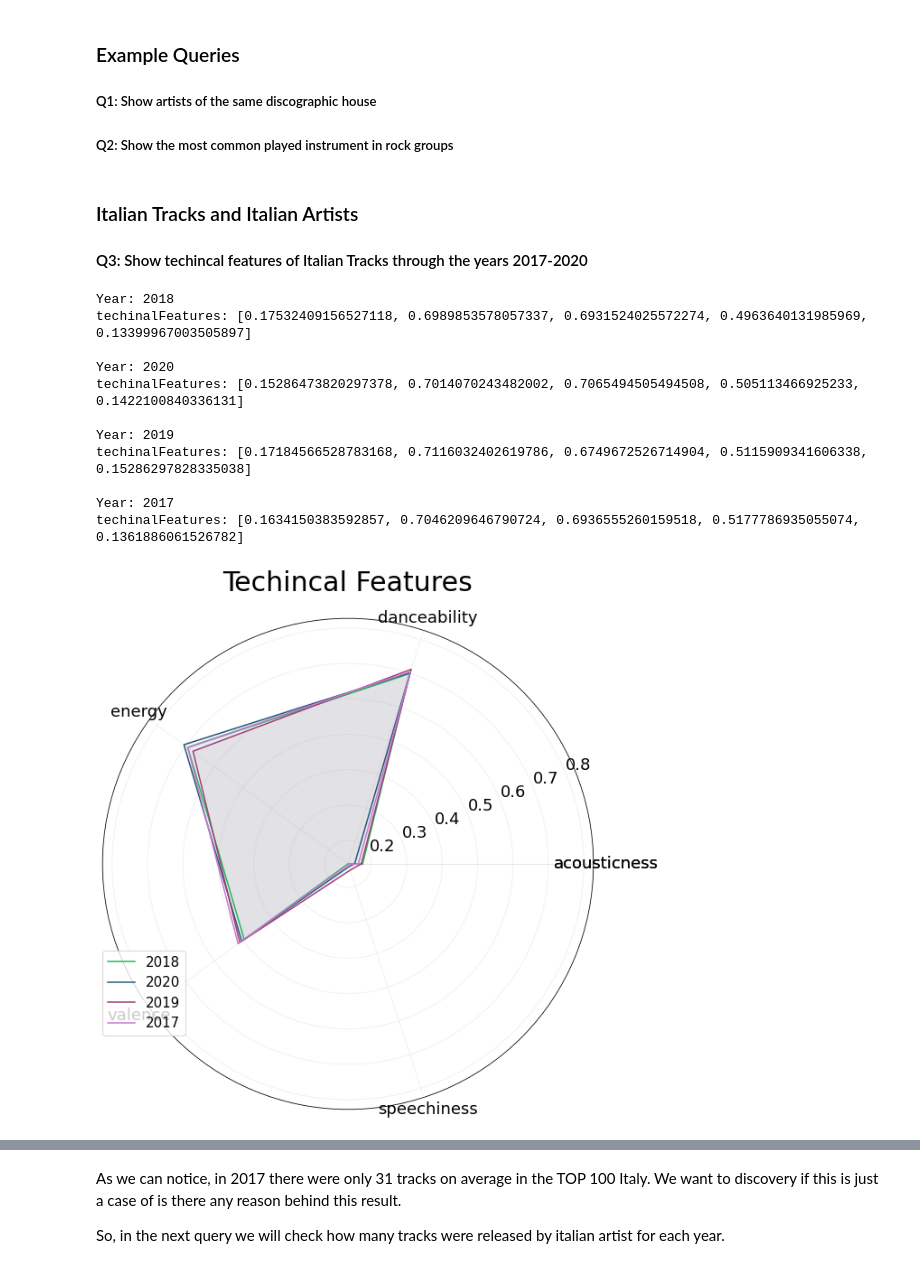
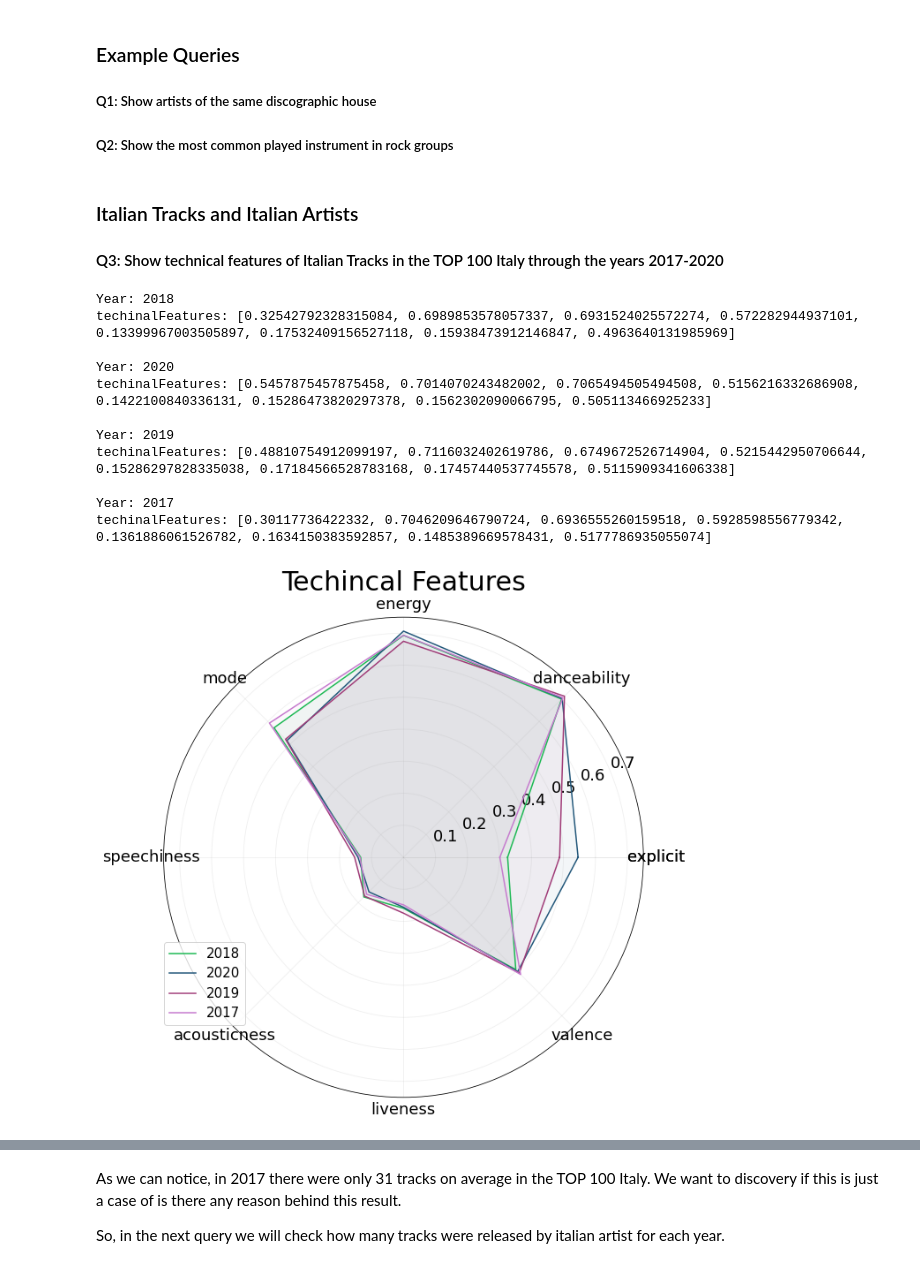
Before and after one commit to luca-martinelli-09/spotify-pg, a Jupyter notebook: spotifyQueries.ipynb, the cells around one changed output, grey strips where cells are left out. Saved outputs shown, nothing was run; the diff lists cells and outputs as text; code cells hidden in the pictures.

```diff
--- a/spotifyQueries.ipynb
+++ b/spotifyQueries.ipynb
@@ -253,9 +253,9 @@ def plotResults(title=None, x=[], yArr=[],
 # %% [markdown]
 ### Italian Tracks and Italian Artists
 
-#### Q3: Show techincal features of Italian Tracks through the years 2017-2020
+#### Q3: Show technical features of Italian Tracks in the TOP 100 Italy through the years 2017-2020
 # %%
-# Q3: On average how many tracks from italian artists are present in Top 100 Italy for each year?
+#Q3: Show technical features of Italian Tracks in the TOP 100 Italy through the years 2017-2020
 
 # connect to the DB
 driver = GraphDatabase.driver(params.uri, auth=(params.user, params.dbpsw))
@@ -264,8 +264,7 @@ session = driver.session()
 
 result = session.run("""
     MATCH (c1:Country{id:"IT"})<-[:hasNationality]-(p:Person)-[:isMemberOf]->(a:Artist)-[:partecipateIn]->(t:Track)-[:isPositionedIn]->(ch:Chart)-[:isReferredTo]->(c2:Country{id:"IT"})
-    RETURN ch.date.year as year, AVG(t.acousticness) AS avgAcousticness, AVG(t.danceability) AS avgDanceability, AVG(t.energy) AS avgEnergy,
-    AVG(t.valence) AS avgValence, AVG(t.speechiness) AS avgSpeechiness
+    RETURN ch.date.year as year, AVG(toInteger(t.explicit)), AVG(t.danceability), AVG(t.energy), AVG(t.mode), AVG(t.speechiness), AVG(t.acousticness), AVG(t.liveness),AVG(t.valence)
 """)
 
 # Define lists to contain the results
@@ -277,40 +276,40 @@ for r in result:
     years.append(returnedData[0])
 
     # Retrieve techincal features
-    technicalFeaturesByYear.append([returnedData[1],returnedData[2],returnedData[3],returnedData[4],returnedData[5]])
+    technicalFeaturesByYear.append([returnedData[1], returnedData[2], returnedData[3], returnedData[4], returnedData[5], returnedData[6], returnedData[7], returnedData[8]])
 
 # Print the results
 for i in range(0,len(years)):
     print("Year: {}".format(years[i]))
     print("techinalFeatures: {}".format(technicalFeaturesByYear[i]))
     print("")
 
 
 plotResults(
     title="Techincal Features",
     yArr=technicalFeaturesByYear,
-    xTicks=["acousticness","danceability","energy","valence","speechiness"],
+    xTicks=["explicit","danceability","energy","mode","speechiness","acousticness","liveness","valence"],
     legend=years,
+    yLim = [0, 0.75],
     style="polar",
     showGrid=True,
     fillPlot=True,
     legendLocation=[0, 0.15],
     figSize=(10, 10),
 )
 
-
 session.close()
 driver.close()
 # %% [output]
 Year: 2018
-techinalFeatures: [0.17532409156527118, 0.6989853578057337, 0.6931524025572274, 0.4963640131985969, 0.13399967003505897]
+techinalFeatures: [0.32542792328315084, 0.6989853578057337, 0.6931524025572274, 0.572282944937101, 0.13399967003505897, 0.17532409156527118, 0.15938473912146847, 0.4963640131985969]
 
 Year: 2020
-techinalFeatures: [0.15286473820297378, 0.7014070243482002, 0.7065494505494508, 0.505113466925233, 0.1422100840336131]
+techinalFeatures: [0.5457875457875458, 0.7014070243482002, 0.7065494505494508, 0.5156216332686908, 0.1422100840336131, 0.15286473820297378, 0.1562302090066795, 0.505113466925233]
 
 Year: 2019
-techinalFeatures: [0.17184566528783168, 0.7116032402619786, 0.6749672526714904, 0.5115909341606338, 0.15286297828335038]
+techinalFeatures: [0.48810754912099197, 0.7116032402619786, 0.6749672526714904, 0.5215442950706644, 0.15286297828335038, 0.17184566528783168, 0.17457440537745578, 0.5115909341606338]
 
 Year: 2017
-techinalFeatures: [0.1634150383592857, 0.7046209646790724, 0.6936555260159518, 0.5177786935055074, 0.1361886061526782]
+techinalFeatures: [0.30117736422332, 0.7046209646790724, 0.6936555260159518, 0.5928598556779342, 0.1361886061526782, 0.1634150383592857, 0.1485389669578431, 0.5177786935055074]
-[figure, old version]
+[figure, new version]
```
Also changed, not shown: parts of 36 cells of this notebook, 7 other files.
